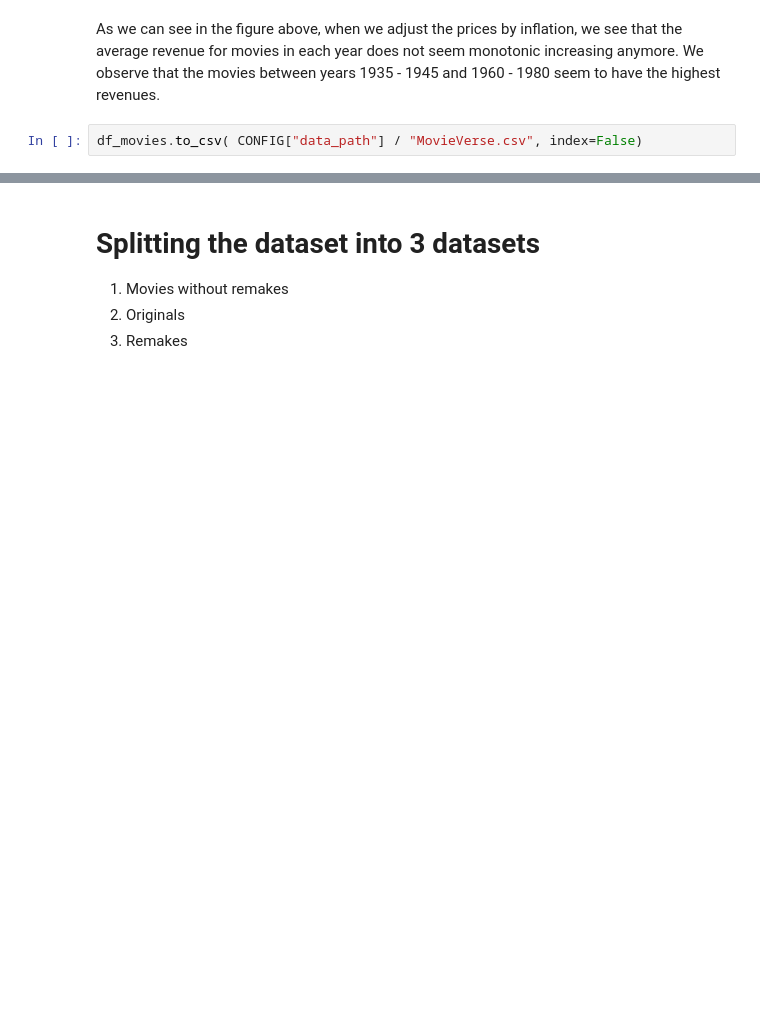
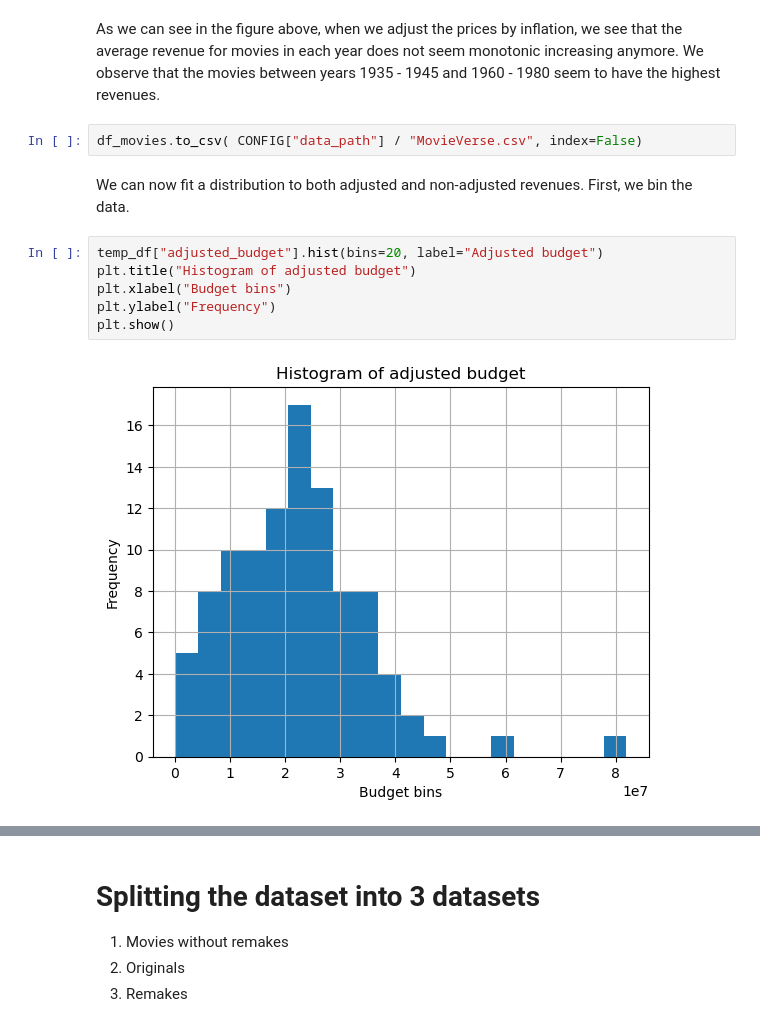
Before and after one commit to epfl-ada/ada-2024-project-madayam, a Jupyter notebook: result_eda.ipynb, the cells around one changed output, grey strips where cells are left out. Cells and saved outputs as stored; diff of their text form; blank space fills up the shorter version.

Commit message:
Distribution analysis for: adjusted revenues and sentiment scores

```diff
--- a/result_eda.ipynb
+++ b/result_eda.ipynb
@@ -339,3 +341,13 @@ plt.show()
 As we can see in the figure above, when we adjust the prices by inflation, we see that the average revenue for movies in each year does not seem monotonic increasing anymore. We observe that the movies between years 1935 - 1945 and 1960 - 1980 seem to have the highest revenues.
 # %%
 df_movies.to_csv( CONFIG["data_path"] / "MovieVerse.csv", index=False)
+# %% [markdown]
+We can now fit a distribution to both adjusted and non-adjusted revenues. First, we bin the data.
+# %%
+temp_df["adjusted_budget"].hist(bins=20, label="Adjusted budget")
+plt.title("Histogram of adjusted budget")
+plt.xlabel("Budget bins")
+plt.ylabel("Frequency")
+plt.show()
+# %% [output]
+[figure, added]
```
Also changed, not shown: parts of 18 cells of this notebook.
